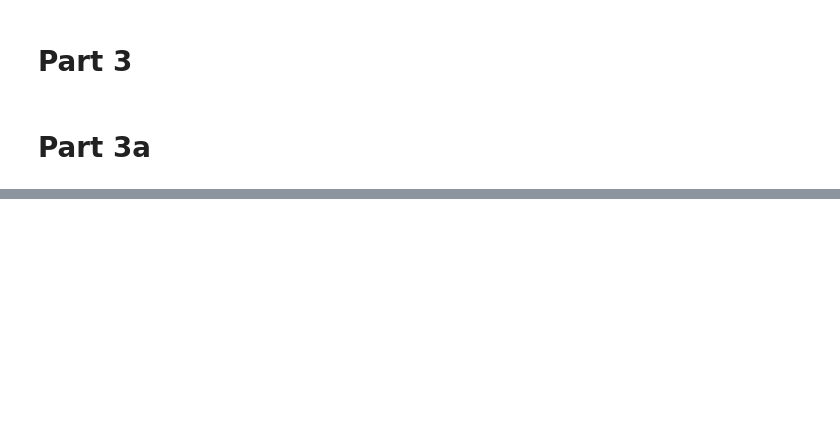
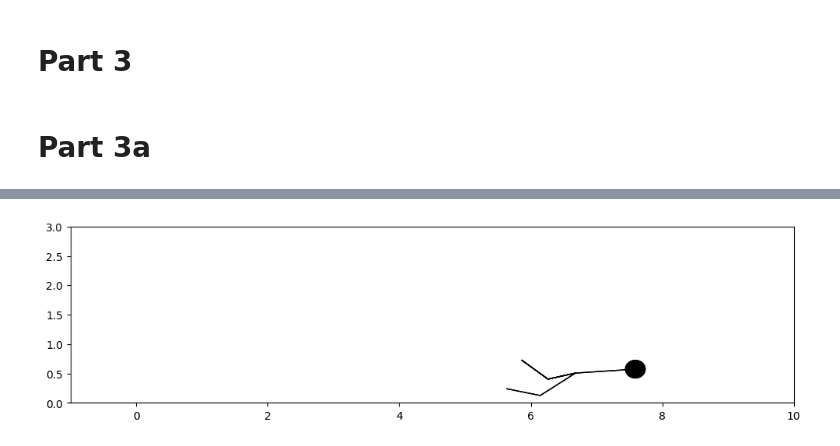
Before and after one commit to kandluis/cs168, a Jupyter notebook: hw7/HW7.ipynb, the cells around one changed output, grey strips where cells are left out. Drawn from its saved outputs; the diff is of its cells as text; code cells hidden in the pictures; blank space fills up the shorter version.

```diff
--- a/hw7/HW7.ipynb
+++ b/hw7/HW7.ipynb
@@ -235,0 +274,21 @@ problem2c()
+# %%
+def mcmc_sim(n_iters, route=None):
+    """Implements MCMC QWOP Simulation"""
+    step_size = 0.01
+    if route is None:
+        route = np.random.choice(np.arange(-1, 1, step_size), size=40)
+    route_value = qwop.sim(route, include_data=False)[0]
+    best = route.copy()
+    best_value = route_value
+    route_dists = [route_value]
+    for i in range(n_iters):
+        newroute = np.clip(route + np.random.choice(np.arange(-0.25, 0.25, step_size), size=40), -1, 1)
+        newroute_value = qwop.sim(newroute, include_data=False)[0]
+        if newroute_value > route_value:
+            route = newroute
+            route_value = newroute_value
+        if route_value > best_value:
+            best = route
+            best_value = route_value
+            print(f'New best: {best_value:.2f} at iteration {i + 1}.')
+    return best, best_value, route_dists
@@ -235,0 +341,2 @@ problem2c()
+# %%
+plan, value, _ = mcmc_sim(n_iters=10000, T=0)
@@ -235,0 +374,5 @@ problem2c()
+# %%
+_, data = qwop.sim(plan)
+draw_simulation(data, 'figures/best_mcmc')
+# %% [output]
+[figure, added]
```
Also changed, not shown: parts of 15 cells of this notebook, 19 other files.
